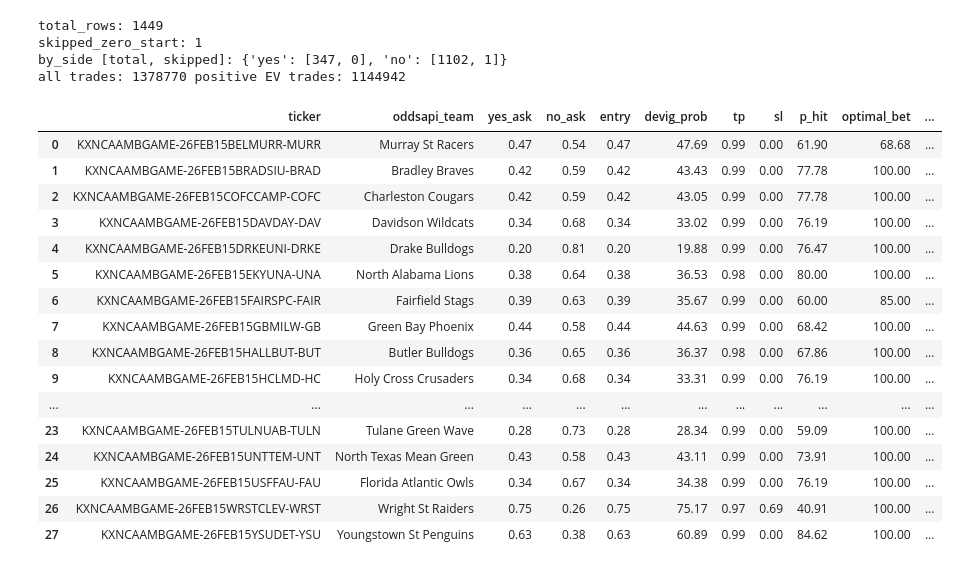
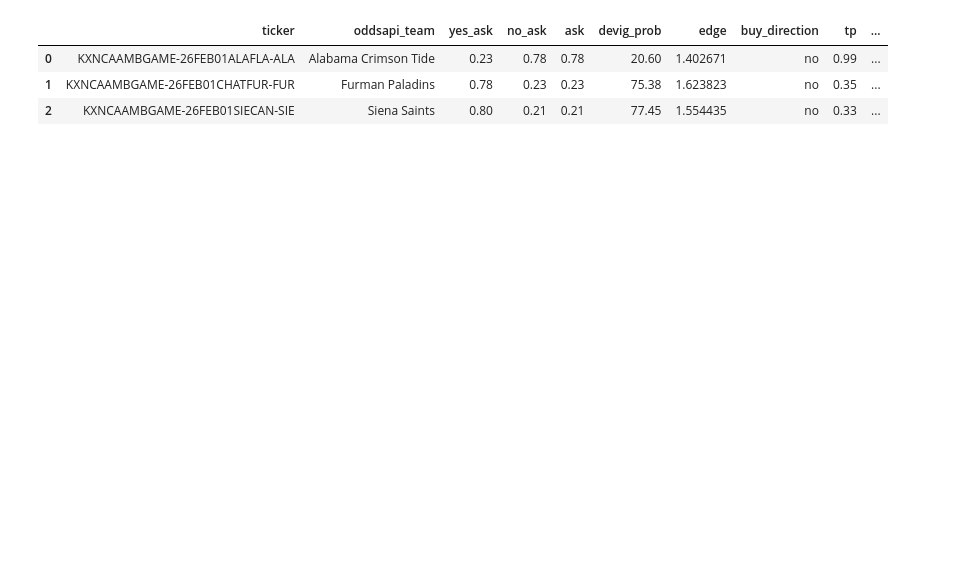
Before and after one commit to bassuaz24/kalshi_bets, a Jupyter notebook: base/analysis/data_analysis.ipynb, the cells around one changed output. Saved outputs shown, nothing was run; the diff lists cells and outputs as text; code cells hidden in the pictures; blank space fills up the shorter version.

```diff
--- a/base/analysis/data_analysis.ipynb
+++ b/base/analysis/data_analysis.ipynb
@@ -150,6 +161,6 @@ edge_df_dict['2026-02-24']
 # %%
-# for date_str in edge_df_dict.keys():
-#     edge_df = edge_df_dict[date_str]
-#     plt.hist(edge_df['edge'] * 100, bins=20, edgecolor='black')
-#     plt.title(f"{date_str} edge distribution")
-#     plt.show()
+for date_str in edge_df_dict.keys():
+    edge_df = edge_df_dict[date_str]
+    plt.hist(edge_df['edge'] * 100, bins=20, edgecolor='black')
+    plt.title(f"{date_str} edge distribution")
+    plt.show()
@@ -518,35 +343,0 @@ for date_str, pre_df in pregame_df_dict.items():
-# %%
-# 1) How many rows are skipped by zero start-count?
-total_rows = 0
-skipped_zero_start = 0
-by_side = {"yes": [0, 0], "no": [0, 0]}  # [total, skipped]
-
-for date_str, pre_df in pregame_df_dict.items():
-    for _, row in pre_df.iterrows():
-        side = row["buy_direction"]
-        s_level = _to_level(float(row["ask"]))
-        total_rows += 1
-        by_side[side][0] += 1
-        if s_level <= 0 or s_level >= LEVEL_MAX or total_paths_by_start[s_level] == 0:
-            skipped_zero_start += 1
-            by_side[side][1] += 1
-
-print("total_rows:", total_rows)
-print("skipped_zero_start:", skipped_zero_start)
-print("by_side [total, skipped]:", by_side)
-
-# 2) Check whether ev_dict actually has positive EV trades before filtering
-pos_count = 0
-all_count = 0
-for date_str, d in ev_dict.items():
-    for _, trades in d.items():
-        for t in trades:
-            all_count += 1
-            if t[8] > 0:
-                pos_count += 1
-print("all trades:", all_count, "positive EV trades:", pos_count)
-# %% [output]
-total_rows: 1449
-skipped_zero_start: 1
-by_side [total, skipped]: {'yes': [347, 0], 'no': [1102, 1]}
-all trades: 1378770 positive EV trades: 1144942
@@ -748,21 +404,8 @@ if 'filtered_df_combined_dict' in globals():
 # %%
-TRADE_DATE = "2026-02-15"
-filtered_df_dict[TRADE_DATE]
+trade_date = "2026-02-01"
+filtered_df_dict[trade_date]
 # %% [output]
-|  | ticker | oddsapi_team | yes_ask | no_ask | entry | devig_prob | tp | sl | p_hit | optimal_bet | ... |
-| 0 | KXNCAAMBGAME-26FEB15BELMURR-MURR | Murray St Racers | 0.47 | 0.54 | 0.47 | 47.69 | 0.99 | 0.00 | 61.90 | 68.68 | ... |
-| 1 | KXNCAAMBGAME-26FEB15BRADSIU-BRAD | Bradley Braves | 0.42 | 0.59 | 0.42 | 43.43 | 0.99 | 0.00 | 77.78 | 100.00 | ... |
-| 2 | KXNCAAMBGAME-26FEB15COFCCAMP-COFC | Charleston Cougars | 0.42 | 0.59 | 0.42 | 43.05 | 0.99 | 0.00 | 77.78 | 100.00 | ... |
-| 3 | KXNCAAMBGAME-26FEB15DAVDAY-DAV | Davidson Wildcats | 0.34 | 0.68 | 0.34 | 33.02 | 0.99 | 0.00 | 76.19 | 100.00 | ... |
-| 4 | KXNCAAMBGAME-26FEB15DRKEUNI-DRKE | Drake Bulldogs | 0.20 | 0.81 | 0.20 | 19.88 | 0.99 | 0.00 | 76.47 | 100.00 | ... |
-| 5 | KXNCAAMBGAME-26FEB15EKYUNA-UNA | North Alabama Lions | 0.38 | 0.64 | 0.38 | 36.53 | 0.98 | 0.00 | 80.00 | 100.00 | ... |
-| 6 | KXNCAAMBGAME-26FEB15FAIRSPC-FAIR | Fairfield Stags | 0.39 | 0.63 | 0.39 | 35.67 | 0.99 | 0.00 | 60.00 | 85.00 | ... |
-| 7 | KXNCAAMBGAME-26FEB15GBMILW-GB | Green Bay Phoenix | 0.44 | 0.58 | 0.44 | 44.63 | 0.99 | 0.00 | 68.42 | 100.00 | ... |
-| 8 | KXNCAAMBGAME-26FEB15HALLBUT-BUT | Butler Bulldogs | 0.36 | 0.65 | 0.36 | 36.37 | 0.98 | 0.00 | 67.86 | 100.00 | ... |
-| 9 | KXNCAAMBGAME-26FEB15HCLMD-HC | Holy Cross Crusaders | 0.34 | 0.68 | 0.34 | 33.31 | 0.99 | 0.00 | 76.19 | 100.00 | ... |
-| ... | ... | ... | ... | ... | ... | ... | ... | ... | ... | ... | ... |
-| 23 | KXNCAAMBGAME-26FEB15TULNUAB-TULN | Tulane Green Wave | 0.28 | 0.73 | 0.28 | 28.34 | 0.99 | 0.00 | 59.09 | 100.00 | ... |
-| 24 | KXNCAAMBGAME-26FEB15UNTTEM-UNT | North Texas Mean Green | 0.43 | 0.58 | 0.43 | 43.11 | 0.99 | 0.00 | 73.91 | 100.00 | ... |
-| 25 | KXNCAAMBGAME-26FEB15USFFAU-FAU | Florida Atlantic Owls | 0.34 | 0.67 | 0.34 | 34.38 | 0.99 | 0.00 | 76.19 | 100.00 | ... |
-| 26 | KXNCAAMBGAME-26FEB15WRSTCLEV-WRST | Wright St Raiders | 0.75 | 0.26 | 0.75 | 75.17 | 0.97 | 0.69 | 40.91 | 100.00 | ... |
-| 27 | KXNCAAMBGAME-26FEB15YSUDET-YSU | Youngstown St Penguins | 0.63 | 0.38 | 0.63 | 60.89 | 0.99 | 0.00 | 84.62 | 100.00 | ... |
+|  | ticker | oddsapi_team | yes_ask | no_ask | ask | devig_prob | edge | buy_direction | tp | ... |
+| 0 | KXNCAAMBGAME-26FEB01ALAFLA-ALA | Alabama Crimson Tide | 0.23 | 0.78 | 0.78 | 20.60 | 1.402671 | no | 0.99 | ... |
+| 1 | KXNCAAMBGAME-26FEB01CHATFUR-FUR | Furman Paladins | 0.78 | 0.23 | 0.23 | 75.38 | 1.623823 | no | 0.35 | ... |
+| 2 | KXNCAAMBGAME-26FEB01SIECAN-SIE | Siena Saints | 0.80 | 0.21 | 0.21 | 77.45 | 1.554435 | no | 0.33 | ... |
```
Also changed, not shown: parts of 26 cells of this notebook.
